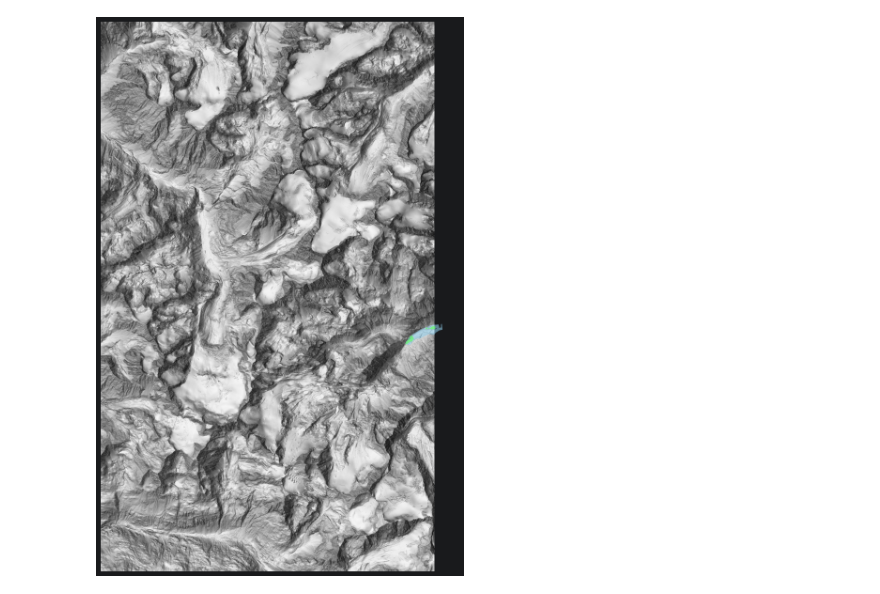
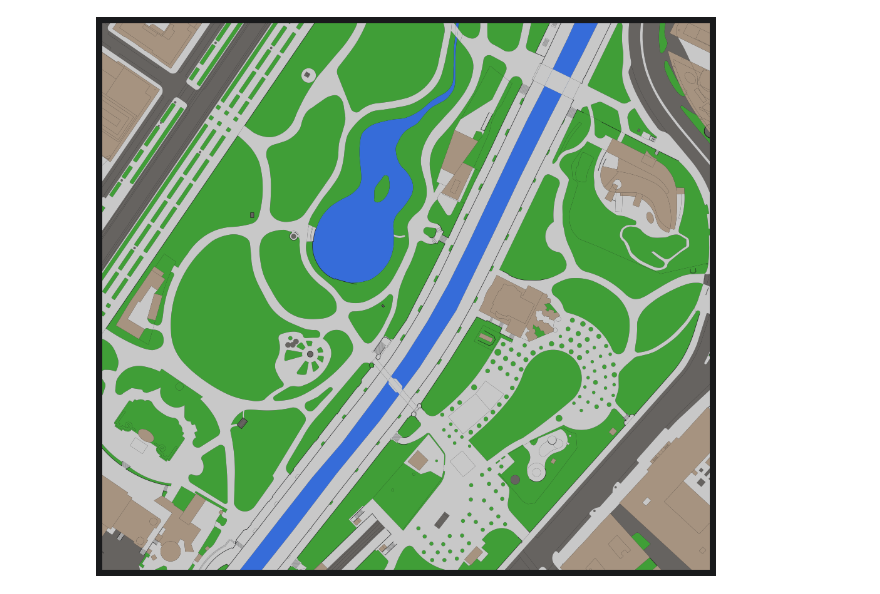
Before and after one commit to maxvonvienna/30DayMapChallenge, a Jupyter notebook: 2026/03_polygons.ipynb, the cells around one changed output. Saved outputs shown, nothing was run; the diff lists cells and outputs as text; code cells hidden in the pictures.

```diff
--- a/2026/03_polygons.ipynb
+++ b/2026/03_polygons.ipynb
@@ -130,30 +14,40 @@ def load_layer(collection_id: str, params={"limit": 1000}, verbose=True) -> gpd.
-# %%
-wfs_url = "https://gis.lfrz.gv.at/api/geodata/i000901/ogc/features/v1/"
-
-bbox = ",".join(map(str, gdf.to_crs("EPSG:4326").total_bounds))
-params = {
-    "bbox": bbox,
-    "limit": 1000
-}
-
-gdf_sz_la = load_layer("i000901:wlv_gzp_sz_la", params=params, verbose=False)
-gdf_sz_wb = load_layer("i000901:wlv_gzp_sz_wb", params=params, verbose=False)
-
-fig, ax = plt.subplots(figsize=(12, 12))
-
-# Hillshade als Hintergrund
-ax.imshow(
-    hillshade,
-    extent=[xmin, xmax, ymin, ymax],
-    origin="upper",
-    cmap="gray",
-    zorder=0
-)
-
-gdf_sz_la.to_crs("EPSG:31287").plot(ax=ax, facecolor="#8ECAE6", edgecolor="none", alpha=0.6)
-gdf_sz_wb.to_crs("EPSG:31287").plot(ax=ax, facecolor="#56fe54", edgecolor="none", alpha=0.6)
-
-ax.set_axis_off()
-plt.tight_layout()
-# %% [output]
-[figure, removed]
+# %%
+def get_wfs_url(type_name):
+    wfs_url = (
+        "https://data.wien.gv.at/daten/geo?"
+        "service=WFS&"
+        "version=2.0.0&"
+        "request=GetFeature&"
+        f"typeNames={type_name}&"
+        "bbox=16.378,48.203,16.385,48.206,EPSG:4326&"
+        "srsName=EPSG:31256"
+    )
+    return wfs_url
+
+
+gdf = gpd.read_file(get_wfs_url("ogdwien:BAUMKATOGD"))
+
+gdf_w = gpd.read_file(get_wfs_url("ogdwien:FMZKGEWOGD"))
+gdf_g2 = gpd.read_file(get_wfs_url("ogdwien:FMZKGRUEN2OGD"))
+gdf_v1 = gpd.read_file(get_wfs_url("ogdwien:FMZKVERKEHR1OGD"))
+gdf_v2 = gpd.read_file(get_wfs_url("ogdwien:FMZKVERKEHR2OGD"))
+gdf_geb = gpd.read_file(get_wfs_url("ogdwien:FMZKGEBOGD"))
+
+fig, ax = plt.subplots(figsize=(10, 10))
+
+gdf_w.plot(ax=ax, edgecolor="none", linewidth=0.0)
+gdf_g2.plot(ax=ax, edgecolor="none", color="#409E37", linewidth=0.0)
+gdf_v1.plot(ax=ax, edgecolor="none", color="#666360", linewidth=0.0)
+gdf_v2.plot(ax=ax, edgecolor="none", color="#c8c8c8", linewidth=0.0)
+gdf_geb.plot(ax=ax, edgecolor="none", color="#A69380", linewidth=0.0)
+
+xmin, ymin, xmax, ymax = gdf.total_bounds
+
+ax.set_xlim(xmin, xmax)
+ax.set_ylim(ymin, ymax)
+ax.set_axis_off()
+
+plt.tight_layout()
+plt.savefig(Path(MAP_PATH, "map03.png"), dpi=300, facecolor="white", bbox_inches="tight")
+# %% [output]
+[figure, added]
```
Also changed, not shown: parts of 5 cells of this notebook.
